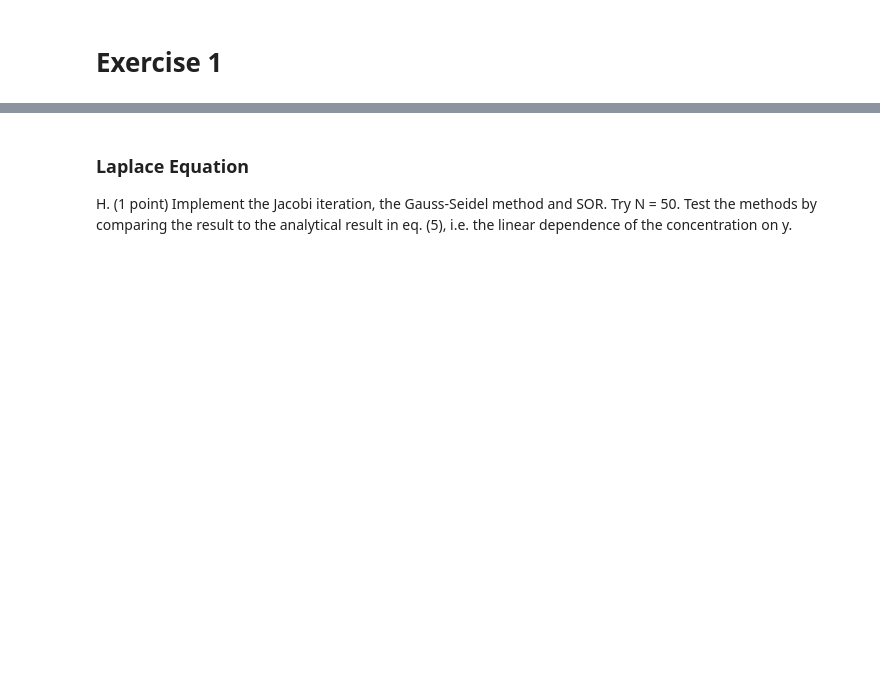
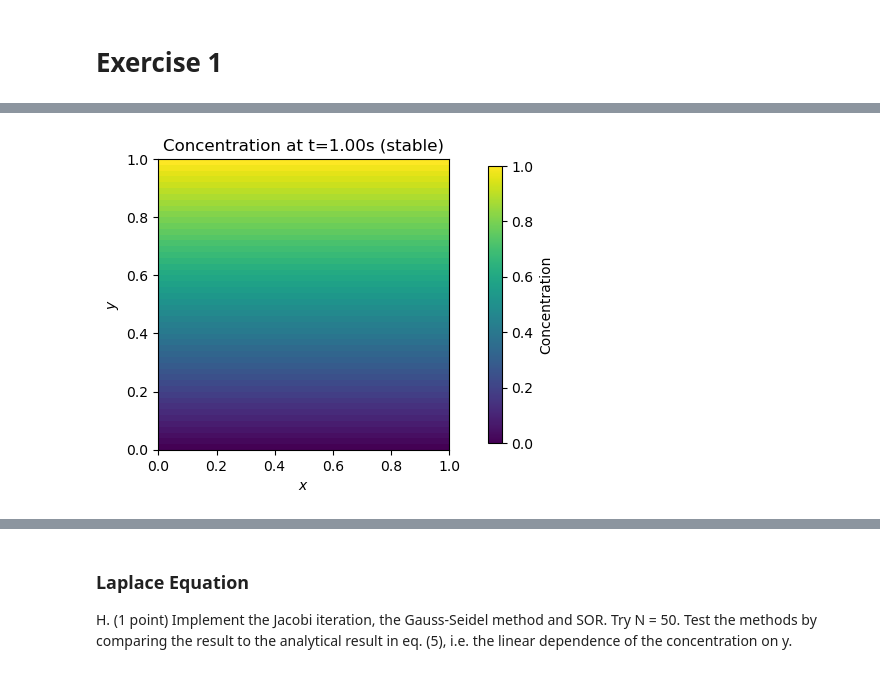
Before and after one commit to jonas4climate/modelling-natural-processes, a Jupyter notebook: Set1.ipynb, the cells around one changed output, grey strips where cells are left out. Cells and saved outputs as stored; diff of their text form; code cells hidden in the pictures; blank space fills up the shorter version.

```diff
--- a/Set1.ipynb
+++ b/Set1.ipynb
@@ -52,0 +198,83 @@ Stability: False
+# %%
+def diffusion_step(u, dt, dx):
+    """Executes a single time step of the diffusion equation"""
+    u_new = np.copy(u)
+    u_new[1:-1, 1:-1] = u[1:-1, 1:-1] + (D * dt / dx**2) * (
+        u[2:, 1:-1] + u[:-2, 1:-1] + u[1:-1, 2:] + u[1:-1, :-2] - 4 * u[1:-1, 1:-1])
+
+    # Apply boundary conditions
+    u_new[0, :] = u_new[-2, :]
+    u_new[-1, :] = u_new[1, :]
+
+    return u_new
+
+
+def ensure_stable_dt(D, dx, dt):
+    """Ensures that the time step dt is stable for the given model"""
+    dt_stable = (dx**2) / (4 * D)
+    if dt > dt_stable:
+        print(f'The chosen dt={dt} is larger than the maximum stable dt={dt_stable}.')
+        new_dt = dt_stable / 2  # Use half of the maximum stable dt instead
+        print(f'Setting dt to {new_dt} instead.')
+        return new_dt
+    return dt
+
+
+def solve_diffusion(Nx, D, dx, dt, T):
+    """
+    Simulate diffusion (2D spatial + time) and return the concentration matrix.
+
+    Parameters:
+    - Nx: Number of spatial grid points in each dimension
+    - D: Diffusion constant
+    - dx: Distance between grid points
+    - dt: Time step size
+    - T: Total time to simulate
+
+    Returns:
+    - c: Concentration matrix at each time step
+    """
+    dt = ensure_stable_dt(D, dx, dt)
+    Nt = int(T / dt)
+
+    # Initial & boundary conditions
+    c = np.zeros((Nx, Nx, Nt + 1))
+    c[:, -1] = 1
+
+    for t in range(1, Nt + 1):
+        c[1:-1, 1:-1, t] = c[1:-1, 1:-1, t-1] + (D * dt / dx**2) * (
+            c[2:, 1:-1, t-1] + c[:-2, 1:-1, t-1] + c[1:-1, 2:, t-1] + c[1:-1, :-2, t-1] - 4 * c[1:-1, 1:-1, t-1])
+
+        # Periodic boundary conditions
+        c[0, :, t] = c[-2, :, t]
+        c[-1, :, t] = c[1, :, t]
+
+    return c
+
+
+# Parameters
+D = 1  # Diffusion coefficient
+L = 1  # Length of the square spatial domain
+
+# Discretization
+T = 1.0
+dt = 0.01
+Nx = 50
+dx = L / Nx
+
+dt = ensure_stable_dt(D, dx, dt)
+Nt = int(T / dt)
+
+c = solve_diffusion(Nx, D, dx, dt, T)
+
+# Plotting the final state
+plt.figure(figsize=(5, 4))
+plt.imshow(np.rot90(c[:, :, -1], 3), origin='lower',
+           extent=(0, L, 0, L))
+plt.colorbar(label='Concentration', shrink=0.9, pad=0.1)
+plt.title(f'Concentration at t={T:.2f}s (stable)')
+plt.xlabel('$x$')
+plt.ylabel('$y$')
+plt.savefig('media/diffusion_stable.png', dpi=300, bbox_inches='tight')
+plt.show()
+# %% [output]
@@ -52,0 +283 @@ Stability: False
+[figure, added]
```
Also changed, not shown: parts of 40 cells of this notebook, 1 other file.
